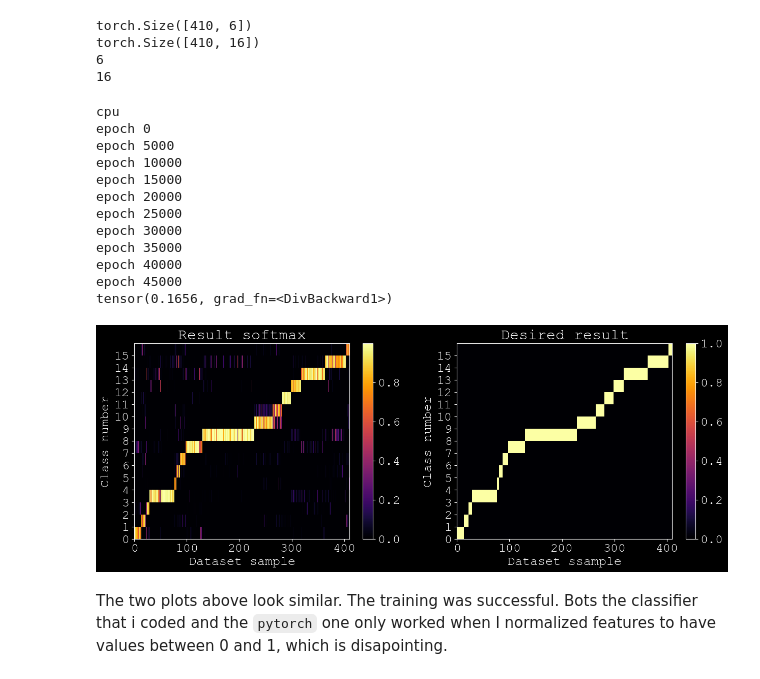
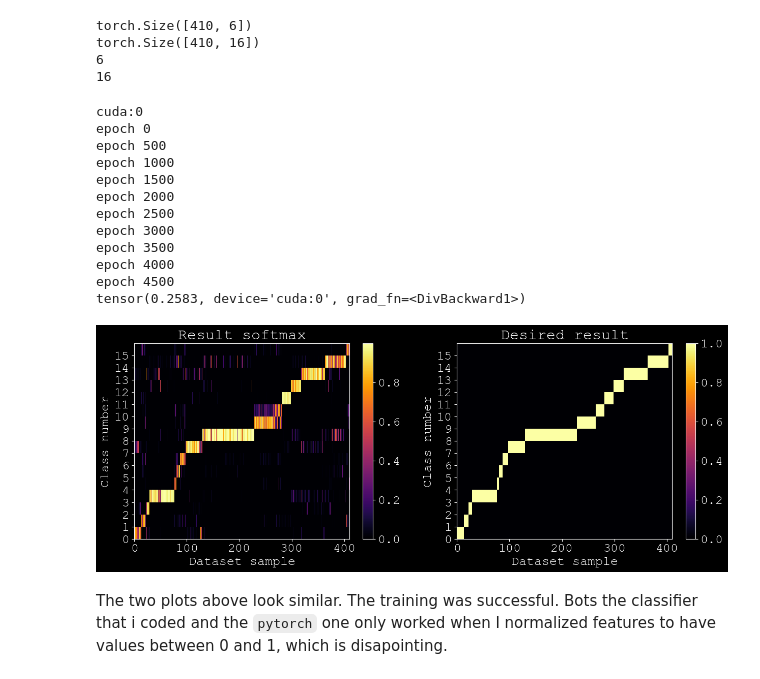
Before and after one commit to peladeaucome/atiam_ml, a Jupyter notebook: 02a_neural_networks.ipynb, the cells around one changed output. Saved outputs shown, nothing was run; the diff lists cells and outputs as text; code cells hidden in the pictures.

```diff
--- a/02a_neural_networks.ipynb
+++ b/02a_neural_networks.ipynb
@@ -316,7 +320,7 @@ learnRate = .05        # Learning rate parameter
 momentum = .05         # Momentum parameter
 # Overall input patterns
 inputs = patterns
-TSS_Limit = .001                                          # Sum-squared error limit
+TSS_Limit = .0001                                          # Sum-squared error limit
 wdLam = .001 #weight decay coefficient
 # %% [markdown]
 ***
@@ -573,12 +577,12 @@ You should now have all the tools necessary to apply neural networks from scratc
 ***
 # %%
 ###### Parameters
-nHiddens1 = 100
-nHiddens2 = 100
-learnRate = 1e-2          # Learning rate parameter
-momentum = 0           # Momentum parameter
-TSS_Limit = .01        # Sum-squared error limit
-wdLam = 1e-4              # Weight decay coefficient
+nHiddens1 = 30
+nHiddens2 = 16
+learnRate = 5e-1        # Learning rate parameter it is high as I will reduce it through the epochs
+momentum = 0            # Momentum parameter
+loss_Limit = .01        # Sum-squared error limit
+wdLam = 0               # Weight decay coefficient
 n_epoch = 50000
 
 
@@ -592,7 +596,6 @@ bias2 = (np.random.randn(nHiddens2, 1) - 0.5)               # 2nd layer biases
 bias3 = (np.random.randn(nOutputs, 1) - 0.5)               # 3rd layer biases
 
 
-TSS = 0
 delta1 = np.zeros(np.shape(weights1))
 delta2 = np.zeros(np.shape(weights2))
 delta3 = np.zeros(np.shape(weights3))
@@ -604,6 +607,7 @@ loss_list = []
 
 actFn = relu
 d_actFn = drelu
+loss=0
 for epoch in range(n_epoch):
     #print('epoch',epoch)
 
@@ -613,20 +617,22 @@ for epoch in range(n_epoch):
     result3 = np.dot(weights3, result2)+bias3
     result3 = np.exp(result3)/(np.sum(np.exp(result3),axis = 0))
     #Loss
-    TSS_prev = TSS
+    loss_prev = loss
 
 
-    TSS = -1/N*np.sum(desired*np.log(result3))
+    loss = -1/N*np.sum(desired*np.log(result3))
     grad = -1/N*(desired-result3)
 
+    if loss>loss_prev and epoch>0:
+        learnRate *= .999
     #error = -np.array(desired-prob)
     #grad = 2*error
     #TSS = np.sum(np.square(error))
 
-    loss_list.append(TSS)
+    loss_list.append(loss)
     #print('Epoch %3d:  Error = %f' % (epoch, TSS));
     #test d'arret (si tout est juste)
-    if TSS < TSS_Limit:
+    if loss < loss_Limit:
         break
 
     #back-propagation
@@ -666,7 +672,8 @@ for epoch in range(n_epoch):
 #        print('result',result3)
 #        print('weights3',weights3)
 #        print('\n')
-print(TSS)
+print('Loss', loss)
+print('Learning rate', learnRate)
 plt.figure(figsize = (15,5))
 plt.loglog(np.arange(len(loss_list))+1,loss_list)
 plt.title('Loss as a function of epochs')
@@ -852,14 +860,14 @@ torch.Size([410, 16])
 16
 # %%
 device  = torch.device("cuda:0" if torch.cuda.is_available() else "cpu")
-device='cpu'
+#device='cpu'
 print(device)
 
 ###### Parameters
-nHiddens1 = 100
-nHiddens2 = 100
+nHiddens1 = 30
+nHiddens2 = 16
 learning_rate = 1e-2
-n_epoch = 50000  #number of epochs
+n_epoch = 5000  #number of epochs
 
 # Define the input dimensions
 
@@ -876,10 +884,10 @@ model = model.to(device)
 loss_fn = torch.nn.CrossEntropyLoss(reduction='mean')
 # Optimizer to fit the weights of the network
 optimizer = torch.optim.Adam(model.parameters(), lr=learning_rate, weight_decay=0.001)
-x = x.to(device)
-y = y.to(device)
+
 for epoch in range(n_epoch):
-
+    x = x.to(device)
+    y = y.to(device)
     # Forward pass: compute predicted y by passing x to the model.
     y_pred = model(x)
     # Compute the loss.
@@ -894,44 +902,44 @@ for epoch in range(n_epoch):
         print('epoch',epoch)
 print(loss)
 # %% [output]
-cpu
+cuda:0
 epoch 0
-epoch 5000
-epoch 10000
-epoch 15000
-epoch 20000
-epoch 25000
-epoch 30000
-epoch 35000
-epoch 40000
-epoch 45000
-tensor(0.1656, grad_fn=<DivBackward1>)
+epoch 500
+epoch 1000
+epoch 1500
+epoch 2000
+epoch 2500
+epoch 3000
+epoch 3500
+epoch 4000
+epoch 4500
+tensor(0.2583, device='cuda:0', grad_fn=<DivBackward1>)
 # %%
 y_numpy=y_pred.cpu().detach().numpy().transpose() #extracting the result
 y_numpy = np.exp(y_numpy)/np.sum(np.exp(y_numpy),axis = 0) #computing the softmax
 #soft_y = soft_y.transpose()
 
 #Plotting the results
 fig, ax = plt.subplots(nrows=1,ncols = 2,figsize = (15,5))
 im0 = ax[0].pcolormesh(y_numpy,
                       cmap = 'inferno',)
 ax[0].set_title('Result softmax')
 ax[0].set_xlabel('Dataset sample')
 ax[0].set_ylabel('Class number')
 ax[0].set_yticks(np.arange(nOutputs))
 fig.colorbar(im0, ax=ax[0], orientation='vertical')
 
 im1 = ax[1].pcolormesh(desired,
                       cmap = 'inferno',
                       vmin = 0,
                       vmax = 1)
 ax[1].set_title('Desired result')
-ax[1].set_xlabel('Dataset ssample')
+ax[1].set_xlabel('Dataset sample')
 ax[1].set_ylabel('Class number')
 ax[1].set_yticks(np.arange(nOutputs))
 fig.colorbar(im1, ax=ax[1], orientation='vertical',cmap = [0,1])
 plt.show()
 # %% [output]
-[figure, old version]
+[figure, new version]
 # %% [markdown]
 The two plots above look similar. The training was successful. Bots the classifier that i coded and the `pytorch` one only worked when I normalized features to have values between 0 and 1, which is disapointing.
```
Also changed, not shown: parts of 9 cells of this notebook, 1 other file.
